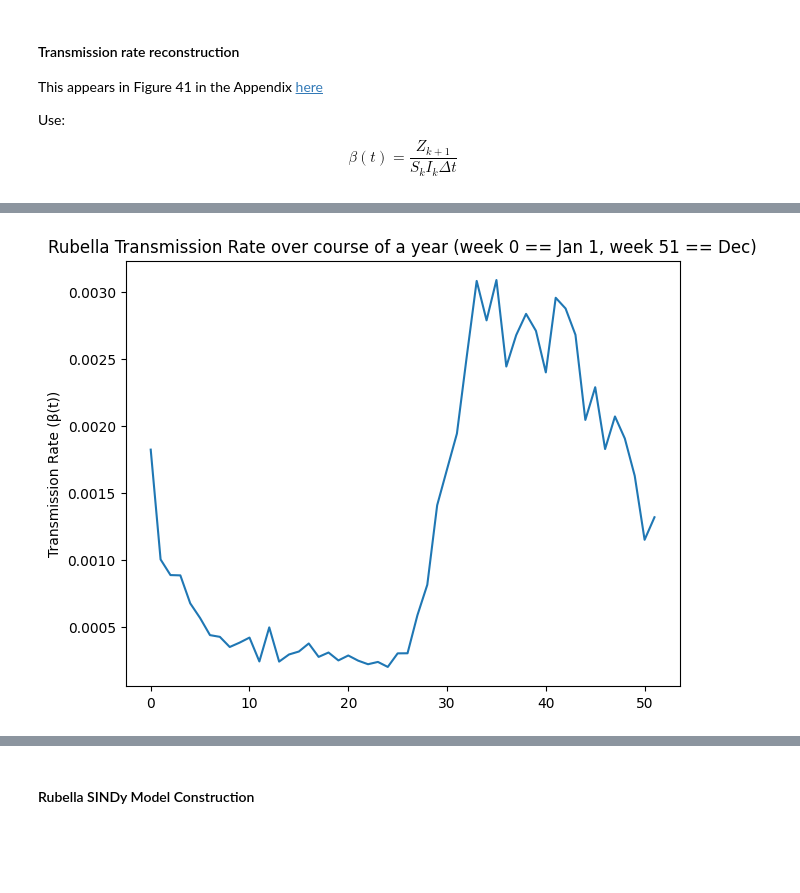
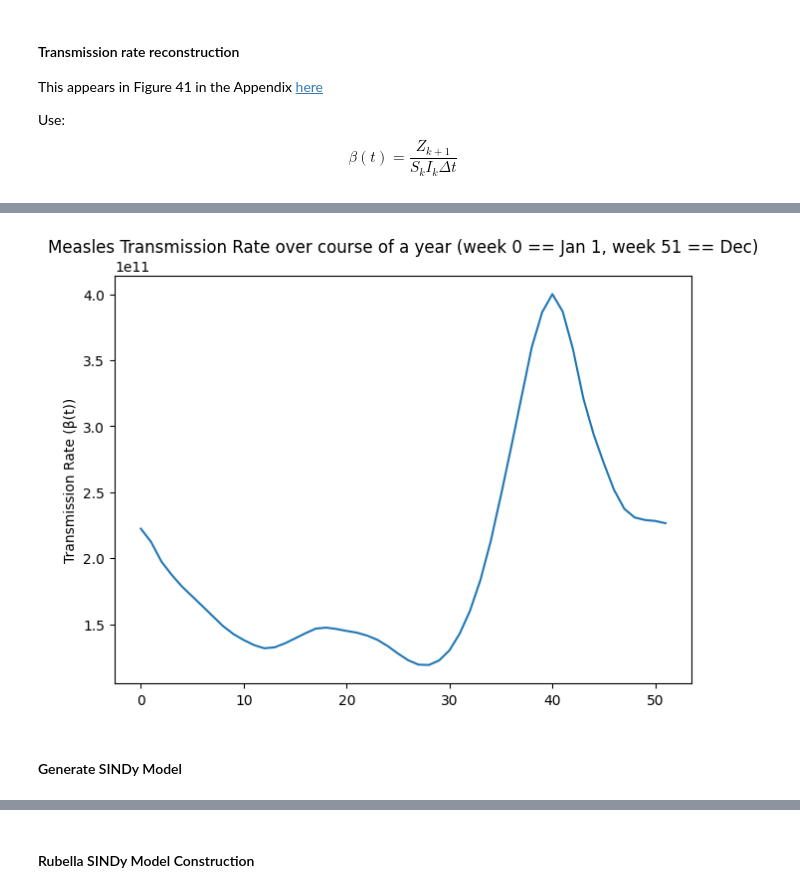
Before and after one commit to rdcarini/AMATH575, a Jupyter notebook: sindy_sandbox.ipynb, the cells around one changed output, grey strips where cells are left out. Saved outputs shown, nothing was run; the diff lists cells and outputs as text; code cells hidden in the pictures; blank space fills up the shorter version.

Commit message:
Adding functions to easily switch between disease datasets
Adding simulations of all disease

```diff
--- a/sindy_sandbox.ipynb
+++ b/sindy_sandbox.ipynb
@@ -651,7 +652,7 @@ coefs = []
 poly_lib = ps.PolynomialLibrary(degree=3, interaction_only=False)
 
 for i, threshold in enumerate(threshold_scan):
-    sparse_regression_optimizer = ps.STLSQ(threshold=threshold)
+    sparse_regression_optimizer = ps.STLSQ(threshold=threshold, normalize_columns=True)
     model = ps.SINDy(feature_names=["S","I","beta"],
                      feature_library=poly_lib,
                      discrete_time=True,
@@ -1097,12 +1068,0 @@ In the original paper, the Susceptible Reconstruction can be found in Figure 40
-# %%
-####
-# Plot "Susceptible" Estimation for Rubella Data
-####
-
-fig, ((ax1)) = plt.subplots(1, 1, layout="constrained")
-
-ax1.plot(rubella_data_nonan["week"],rubella_data_nonan["susceptible"])
-ax1.set_ylabel('Susceptible Class (prop.)')
-ax1.set_title('Rubella Local Susceptible Reconstruction')
-
-plt.show()
@@ -1169,8 +1115,0 @@ plt.show()
-# %%
-calendar = np.zeros((weeks_per_year, weeks_per_year * (1961 - 1946)))
-year_index = 0
-
-for i in range(0, len(beta)):
-    calendar[i % weeks_per_year][year_index] = beta[i]
-    if (i % weeks_per_year == 0):
-        year_index += 1
@@ -1177,15 +1164,30 @@ for i in range(0, len(beta)):
+# %%
+def get_calendar_from_transmission(beta, num_years):
+    weeks_per_year = 52
+    calendar = np.zeros((weeks_per_year, weeks_per_year * num_years))
+    year_index = 0
+    for i in range(0, len(beta)):
+        calendar[i % weeks_per_year][year_index] = beta[i]
+        if (i % weeks_per_year == 0):
+            year_index += 1
+    return (np.mean(calendar, axis=1), np.std(calendar, axis=1))
 # %%
+####
+# Plot "Transmission Rate" Estimation for Measles Data
+####
 
-####
-# Plot "Transmission Rate" Estimation for Rubella Data
-####
+dataset = load_dataset("measles")
+num_years = int(dataset["week"].values[-1]) - int(dataset["week"].values[0])
+transmission_avg, transmission_std = get_calendar_from_transmission(beta, num_years)
 
 fig, ((ax1)) = plt.subplots(1, 1, layout="constrained")
 
-ax1.plot(np.arange(0,weeks_per_year), np.mean(calendar, axis=1))
+ax1.errorbar(np.arange(0,52), transmission_avg)
 ax1.set_ylabel('Transmission Rate (β(t))')
-ax1.set_title('Rubella Transmission Rate over course of a year (week 0 == Jan 1, week 51 == Dec)')
+ax1.set_title('Measles Transmission Rate over course of a year (week 0 == Jan 1, week 51 == Dec)')
 
 plt.show()
 # %% [output]
-[figure, old version]
+[figure, new version]
+# %% [markdown]
+#### Generate SINDy Model
```
Also changed, not shown: parts of 34 cells of this notebook.
